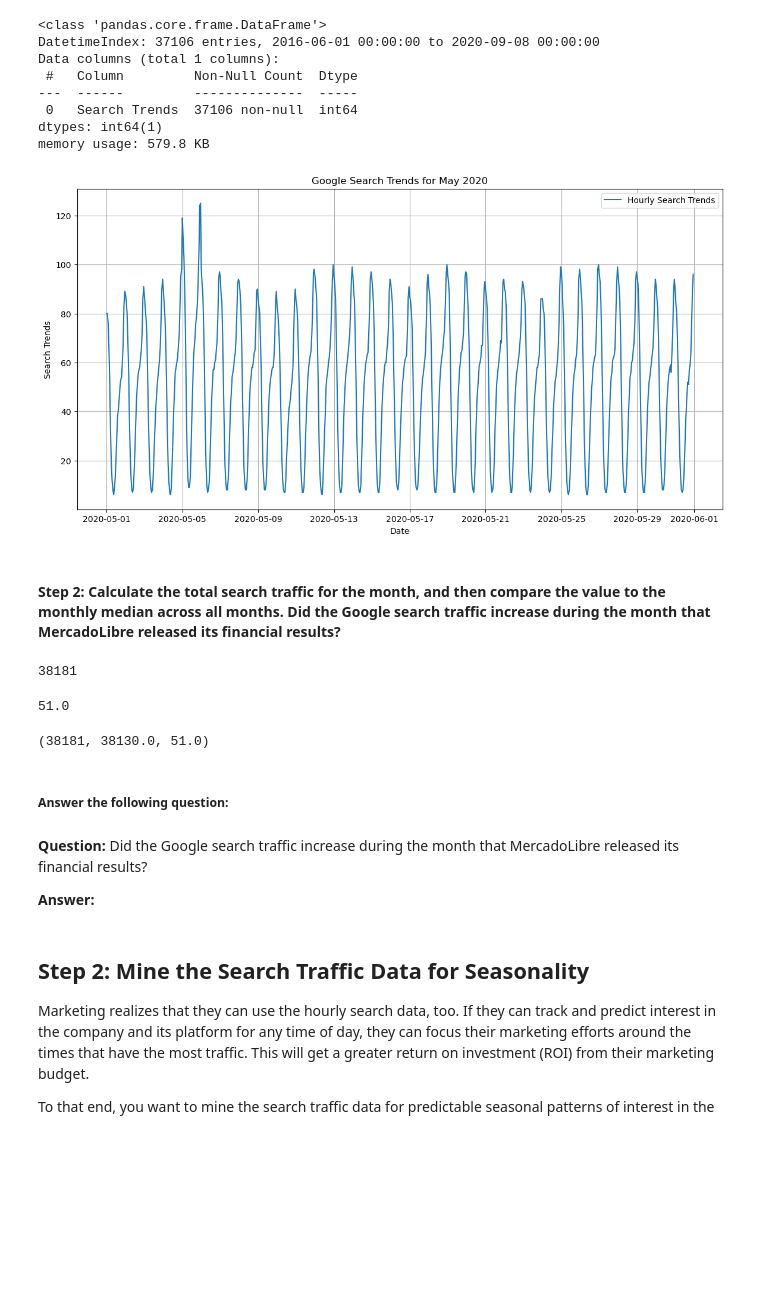
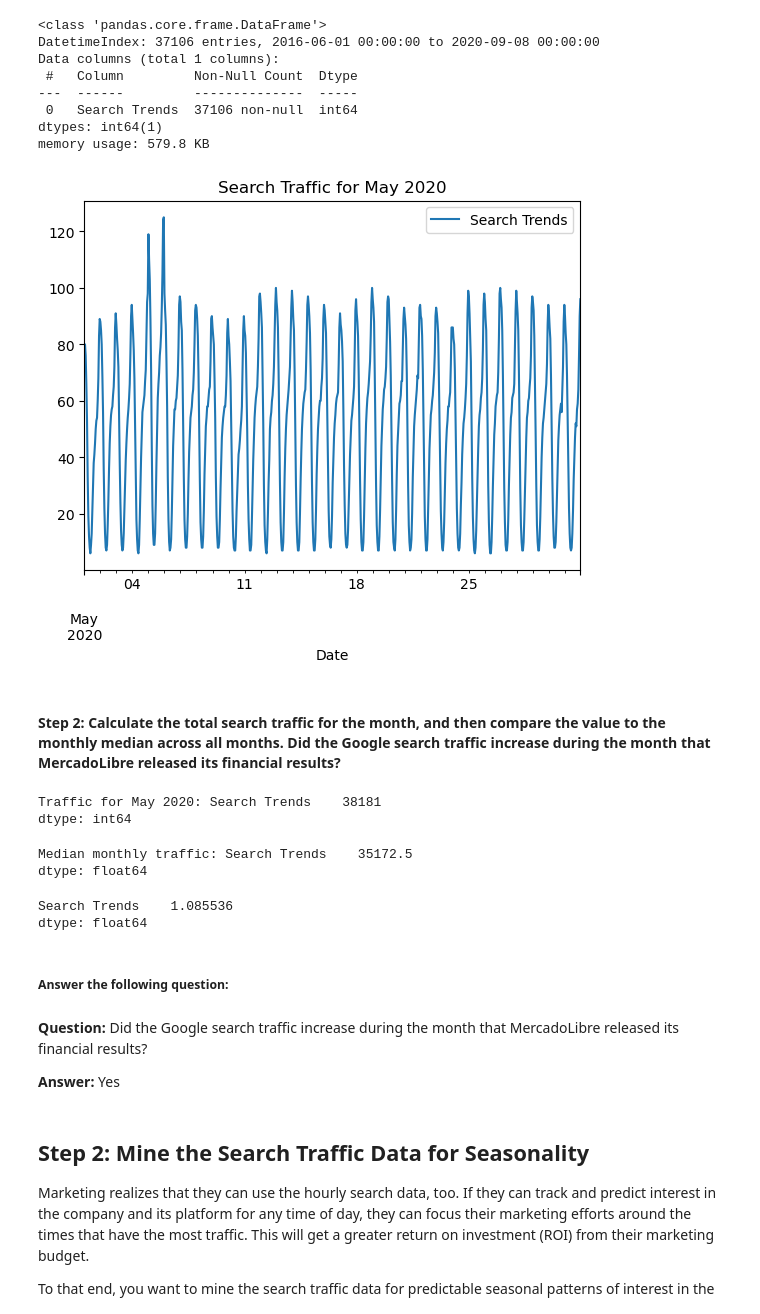
Before and after one commit to NotStephen9001/prophet-challenge, a Jupyter notebook: forecasting_net_prophet.ipynb, the cells around one changed output. Drawn from its saved outputs; the diff is of its cells as text; code cells hidden in the pictures; blank space fills up the shorter version.

```diff
--- a/forecasting_net_prophet.ipynb
+++ b/forecasting_net_prophet.ipynb
@@ -99,57 +82,48 @@ dtypes: int64(1)
 memory usage: 579.8 KB
 # %%
 # Slice the DataFrame to just the month of May 2020
-df_may_2020 = df_mercado_trends.loc['2020-05']
+may_2020 = df_mercado_trends.loc['2020-05']
 
 # Plot to visualize the data for May 2020
-plt.figure(figsize=(14,7))
-plt.plot(df_may_2020.index, df_may_2020['Search Trends'], label='Hourly Search Trends')
-plt.title('Google Search Trends for May 2020')
-plt.xlabel('Date')
-plt.ylabel('Search Trends')
-plt.legend()
-plt.grid(True)
+may_2020.plot(title='Search Traffic for May 2020')
 plt.show()
 # %% [output]
-[figure, old version]
+[figure, new version]
 # %% [markdown]
 #### Step 2: Calculate the total search traffic for the month, and then compare the value to the monthly median across all months. Did the Google search traffic increase during the month that MercadoLibre released its financial results?
 # %%
 # Calculate the sum of the total search traffic for May 2020
-total_may_2020 = df_may_2020['Search Trends'].sum()
-
+traffic_may_2020 = may_2020.sum()
 
 
 # View the traffic_may_2020 value
-total_may_2020
+print("Traffic for May 2020:", traffic_may_2020)
 # %% [output]
-38181
+Traffic for May 2020: Search Trends    38181
+dtype: int64
 # %%
 # Calcluate the monhtly median search traffic across all months
 # Group the DataFrame by index year and then index month, chain the sum and then the median functions
-monthly_median = df_mercado_trends['Search Trends'].resample('M').median()
-
-
+median_monthly_traffic = df_mercado_trends.resample('M').sum().median()
 
 # View the median_monthly_traffic value
-monthly_median.median()
+print("Median monthly traffic:", median_monthly_traffic)
 # %% [output]
-51.0
+Median monthly traffic: Search Trends    35172.5
+dtype: float64
 # %%
 # To compare the seach traffic for the month of May 2020 to the overall monthly median value,
 # Divide the may traffic total by the median monthly traffic
-# traffic_may_2020/median_monthly_traffic
-comparison_to_median = total_may_2020 - monthly_median.median()
-
-total_may_2020, comparison_to_median, monthly_median.median()
+traffic_may_2020/median_monthly_traffic
 # %% [output]
-(38181, 38130.0, 51.0)
+Search Trends    1.085536
+dtype: float64
 # %% [markdown]
 ##### Answer the following question:
 # %% [markdown]
 **Question:** Did the Google search traffic increase during the month that MercadoLibre released its financial results?
 
-**Answer:**
+**Answer:** Yes
 # %% [markdown]
 ## Step 2: Mine the Search Traffic Data for Seasonality
 
```
Also changed, not shown: parts of 30 cells of this notebook.
